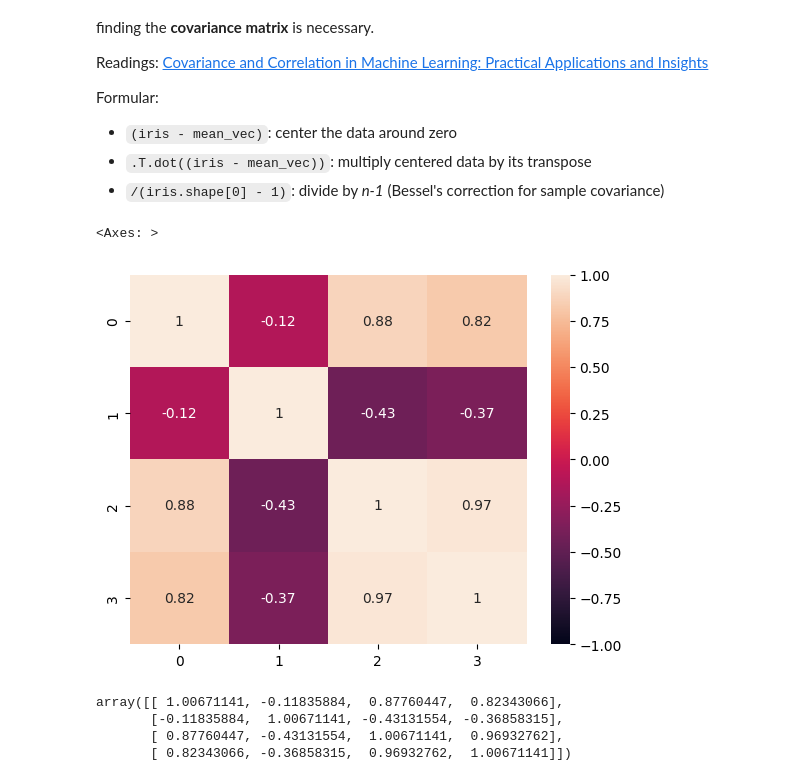
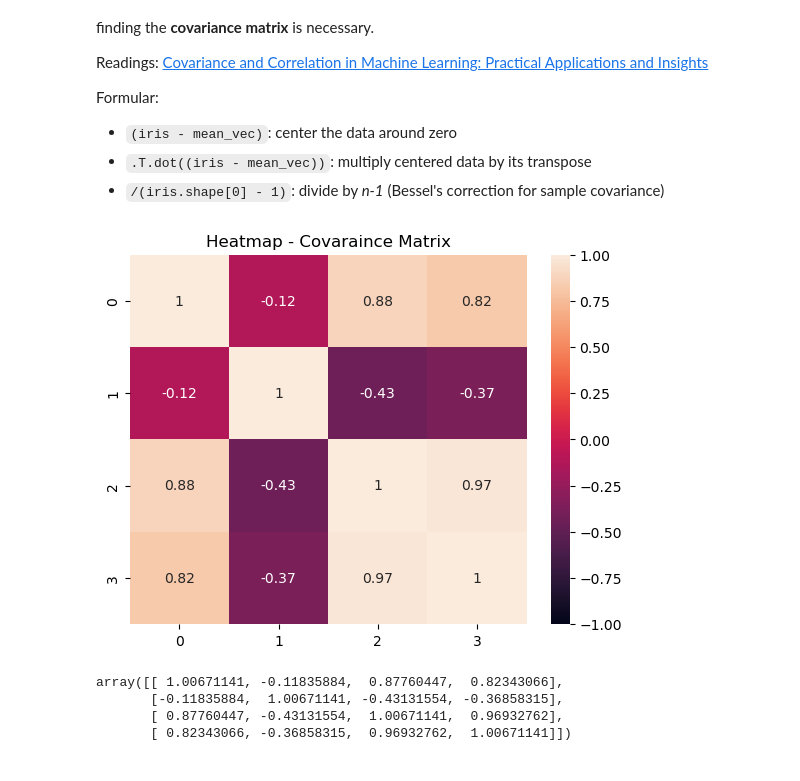
Before and after one commit to thaopham98/DataScience, a Jupyter notebook: python_analysis/A9-Dimentional Reduction.ipynb, the cells around one changed output. Cells and saved outputs as stored; diff of their text form; code cells hidden in the pictures.

```diff
--- a/python_analysis/A9-Dimentional Reduction.ipynb
+++ b/python_analysis/A9-Dimentional Reduction.ipynb
@@ -150,11 +152,11 @@ Formular:
 # %%
 # Calculate covariance matrix manually and display
 mean_vec = np.mean(iris, axis=0) # the mean
 cm = (iris - mean_vec).T.dot((iris - mean_vec)) / (iris.shape[0] - 1) # covariance matrix
-sns.heatmap(cm, vmin=-1.0, vmax=1.0, annot=True) # display the heatmap of covariance matrix
+sns.heatmap(cm, vmin=-1.0, vmax=1.0, annot=True).set_title("Heatmap - Covaraince Matrix"); # display the heatmap of covariance matrix. the `;` helps to NOT display the return value of the last expression (set_title())
+# plt.show() # without this line, it will display "Text(0.5, 1.0, 'Heatmap - Covaraince Matrix')"
 # %% [output]
-<Axes: >
-[figure, old version]
+[figure, new version]
 # %%
 cm
 # %% [output]
```
Also changed, not shown: parts of 74 cells of this notebook.
